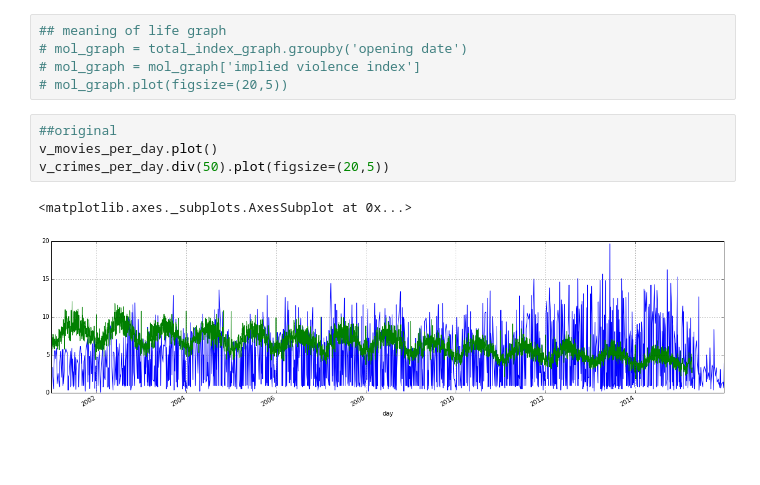
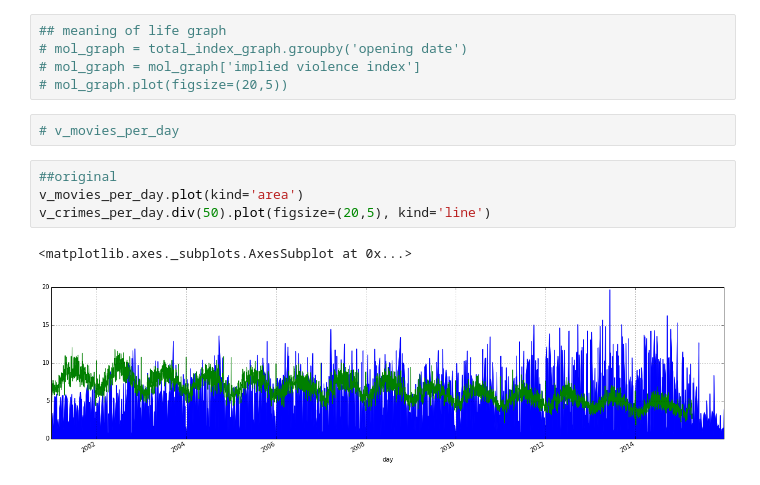
Before and after one commit to potatochip/movie_data_scraping, a Jupyter notebook: Violence_index_revised.ipynb, the cells around one changed output. Drawn from its saved outputs; the diff is of its cells as text; blank space fills up the shorter version.

```diff
--- a/Violence_index_revised.ipynb
+++ b/Violence_index_revised.ipynb
@@ -318,10 +394,12 @@ seven_day_graph_no_nan.plot(kind='area')
 # mol_graph = total_index_graph.groupby('opening date')
 # mol_graph = mol_graph['implied violence index']
 # mol_graph.plot(figsize=(20,5))
+# %%
+# v_movies_per_day
 # %%
 ##original
-v_movies_per_day.plot()
-v_crimes_per_day.div(50).plot(figsize=(20,5))
+v_movies_per_day.plot(kind='area')
+v_crimes_per_day.div(50).plot(figsize=(20,5), kind='line')
 # %% [output]
 <matplotlib.axes._subplots.AxesSubplot at 0x...>
-[figure, old version]
+[figure, new version]
```
Also changed, not shown: parts of 26 cells of this notebook, 1 other file.
